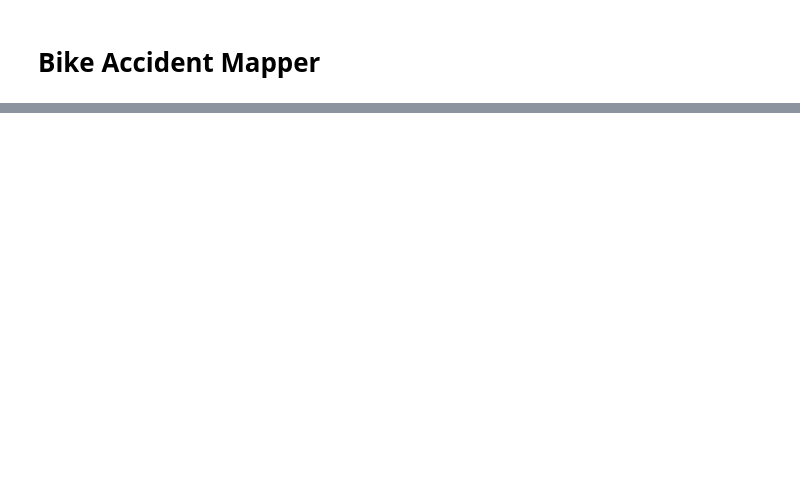
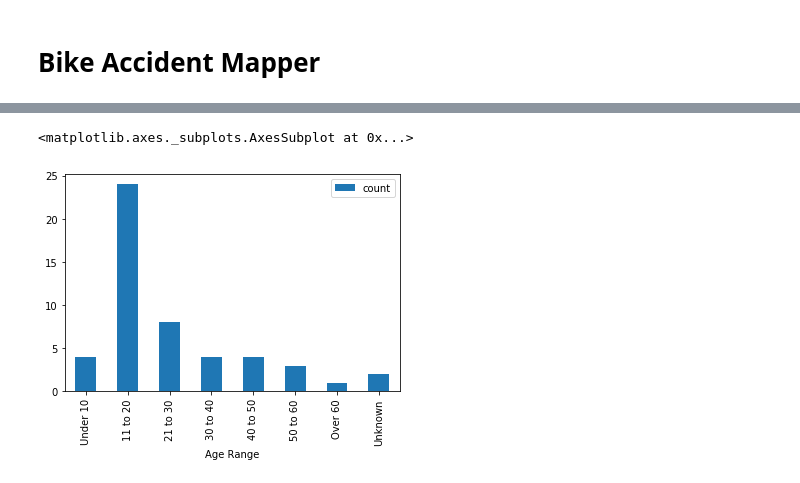
Before and after one commit to est987/BikeAccidentMapper, a Jupyter notebook: Bike Accidents Mapper.ipynb, the cells around one changed output, grey strips where cells are left out. Cells and saved outputs as stored; diff of their text form; code cells hidden in the pictures; blank space fills up the shorter version.

```diff
--- a/Bike Accidents Mapper.ipynb
+++ b/Bike Accidents Mapper.ipynb
@@ -290,3 +2,0 @@ g = sns.catplot(x="Month", hue="Injury Type", data=df2, kind="count", legend_out
-# %%
-sns.set_palette("husl", 8)
-g = sns.catplot(x="Month", hue="Age Range", data=df2, kind="count", legend_out=True)
@@ -357,0 +171,7 @@ cmap
+# %%
+accidentByAgeRange = df2.groupby('Age Range').size().reset_index(name='count')
+accidentByAgeRange['count'].sum()
+accidentByAgeRange.plot.bar(x='Age Range')
+# %% [output]
+<matplotlib.axes._subplots.AxesSubplot at 0x...>
+[figure, added]
```
Also changed, not shown: parts of 54 cells of this notebook.
